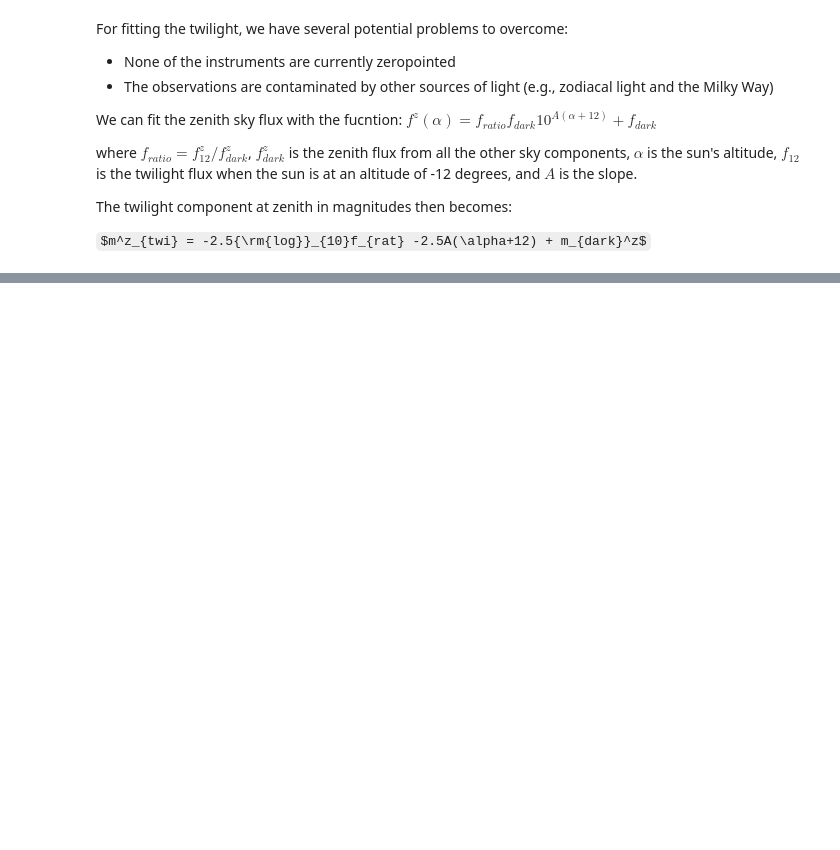
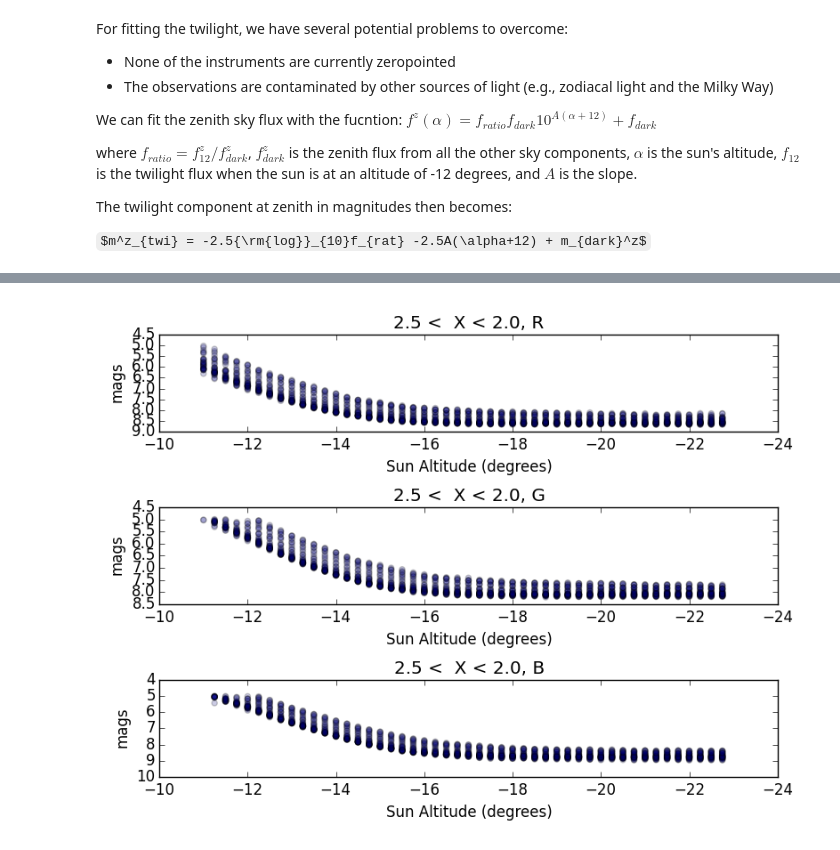
Before and after one commit to lsst-sims/legacy_sims_skybrightness, a Jupyter notebook: doc/TwilightFitting.ipynb, the cells around one changed output, grey strips where cells are left out. Drawn from its saved outputs; the diff is of its cells as text; code cells hidden in the pictures; some formulas as TeX source; blank space fills up the shorter version.

```diff
--- a/doc/TwilightFitting.ipynb
+++ b/doc/TwilightFitting.ipynb
@@ -27,0 +41,4 @@ This model is a fit to the median conditions. In theory, a real time sky monitor
+# %%
+Image(filename='../examples/Plots/altDecayHA.png')
+# %% [output]
+[figure, added]
```
Also changed, not shown: parts of 6 cells of this notebook, 4 other files.
